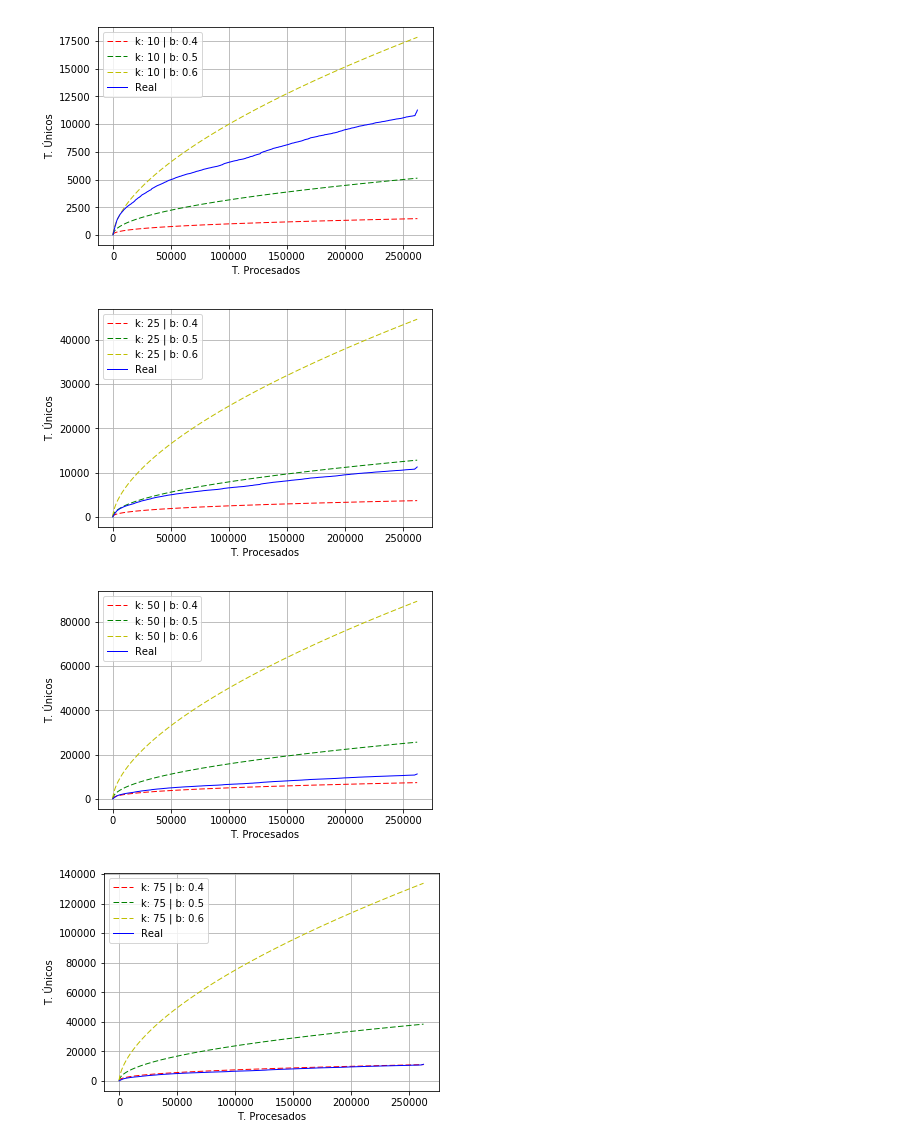
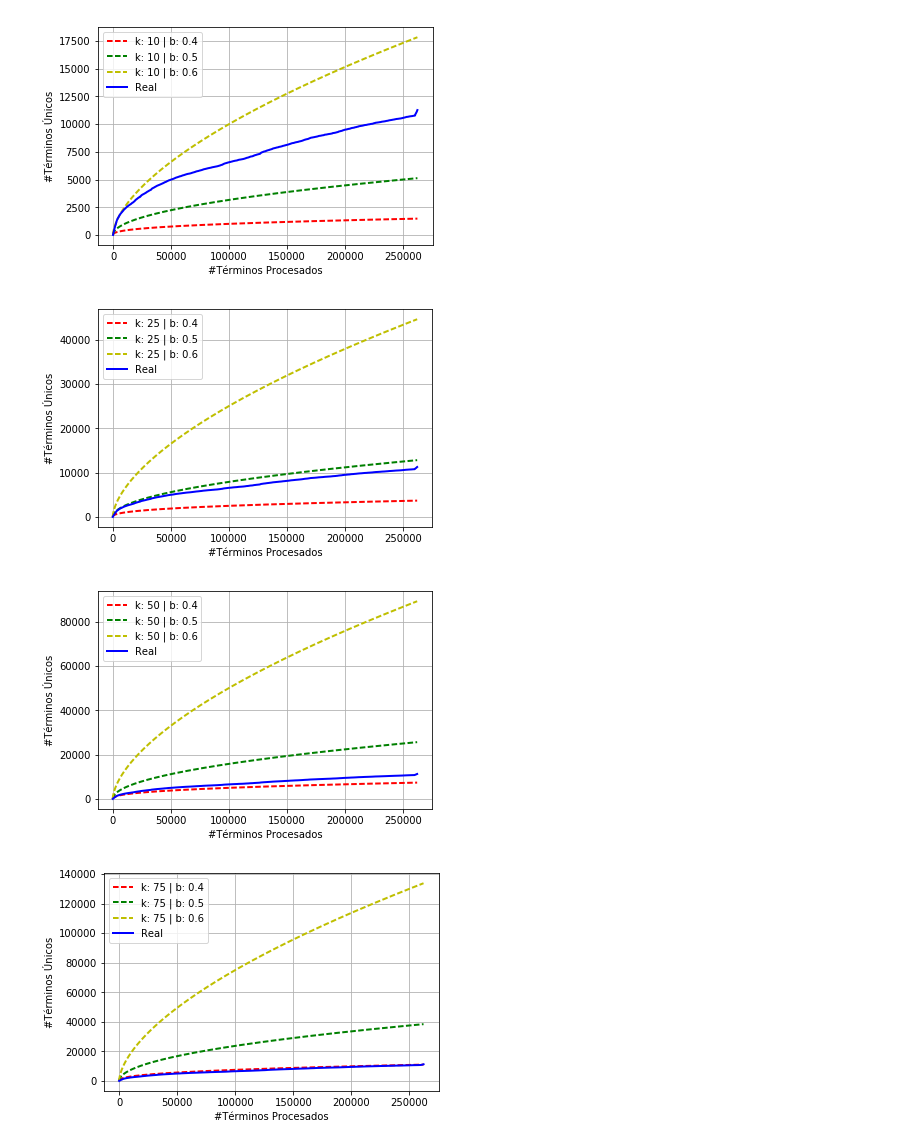
Before and after one commit to zamudio-fabian/RI-Tratamiento-y-Analisis-del-Texto, a Jupyter notebook: NoterbookJupyter.ipynb, the cells around one changed output. Drawn from its saved outputs; the diff is of its cells as text; code cells hidden in the pictures.

```diff
--- a/NoterbookJupyter.ipynb
+++ b/NoterbookJupyter.ipynb
@@ -18,10 +22,9 @@ documentos = corpusRepository.getListDocuments()
 # %%
 response = tokenRepository.tokenizar(documentos,pathVacias = pathVacias)
 figura, grafico = plt.subplots()
-grafico.plot(response['terminos_procesados'], response['terminos_unicos'], color="b", linewidth=2)
+grafico.plot(response['terminos_procesados'], response['terminos_unicos'], color="g", linewidth=2)
 grafico.grid(True)
-grafico.set_xlabel("T. Procesados")
-grafico.set_ylabel(u"T. Únicos")
-figura.show()
+grafico.set_xlabel(u"#Términos Procesados")
+grafico.set_ylabel(u"#Términos Únicos")
 # %% [output]
 100% ▏██████████████████████████████████████████████████▕
@@ -38,0 +37,7 @@ Se definen dos funciones: Una que estima el crecimiento del vocabulario según l
+# %%
+# Estimación de HEAPS
+def estimacionHeaps(terminos_procesados, param_k, param_b):
+    terminos_unicos = []
+    for cantidad_procesada in terminos_procesados:
+        terminos_unicos.append(param_k * pow(cantidad_procesada, param_b))
+    return terminos_unicos
@@ -39,18 +48,12 @@ Se definen dos funciones: Una que estima el crecimiento del vocabulario según l
 # %%
-def calcular_estimacion_heaps(terminos_procesados, param_k, param_b):
-    terminos_unicos = []
-    for cantidad_procesada in terminos_procesados:
-        terminos_unicos.append(param_k * pow(cantidad_procesada, param_b))
-    return terminos_unicos
-
+# Predicciones de HEAPS
 def graficar_predicciones_heaps(lista_predicciones, terminos_procesados, terminos_unicos, colores):
     figura, grafico = plt.subplots()
     for indice, prediccion in enumerate(lista_predicciones):
-        grafico.plot(terminos_procesados, prediccion[2], color=colores[indice], linewidth=1, linestyle="--",
+        grafico.plot(terminos_procesados, prediccion[2], color=colores[indice], linewidth=2, linestyle="--",
                      label="k: "+str(prediccion[0])+" | b: "+str(prediccion[1]))
-    grafico.plot(terminos_procesados, terminos_unicos, color="b", linewidth=1, label="Real")
+    grafico.plot(terminos_procesados, terminos_unicos, color="b", linewidth=2, label="Real")
     grafico.legend(loc="upper left")
     grafico.grid(True)
-    grafico.set_xlabel("T. Procesados")
-    grafico.set_ylabel(u"T. Únicos")
-    figura.show()
+    grafico.set_xlabel(u"#Términos Procesados")
+    grafico.set_ylabel(u"#Términos Únicos")
@@ -59,16 +65,16 @@ Se establecen los parámetros de Heaps a evaluar y se realizan las estimaciones
 # %%
 params_k = [10, 25, 50, 75, 100]
 params_b = [0.4, 0.5, 0.6]
 
 colores = ["r","g","y"]
 
 for param_k in params_k:
     lista_predicciones_heaps = []
     for param_b in params_b:
-        lista_predicciones_heaps.append([param_k, param_b, calcular_estimacion_heaps(response['terminos_procesados'], param_k, param_b)])
+        lista_predicciones_heaps.append([param_k, param_b, estimacionHeaps(response['terminos_procesados'], param_k, param_b)])
     graficar_predicciones_heaps(lista_predicciones_heaps, response['terminos_procesados'], response['terminos_unicos'], colores)
 # %% [output]
-[figure, old version]
+[figure, new version]
-[figure, old version]
+[figure, new version]
-[figure, old version]
+[figure, new version]
-[figure, old version]
+[figure, new version]
```
Also changed, not shown: parts of 9 cells of this notebook.
